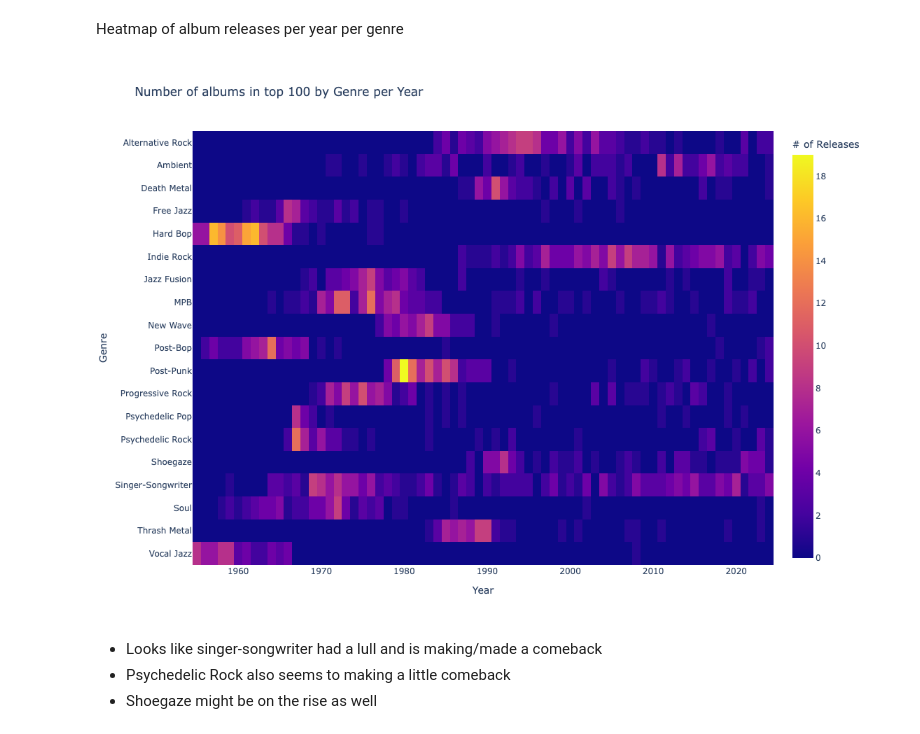
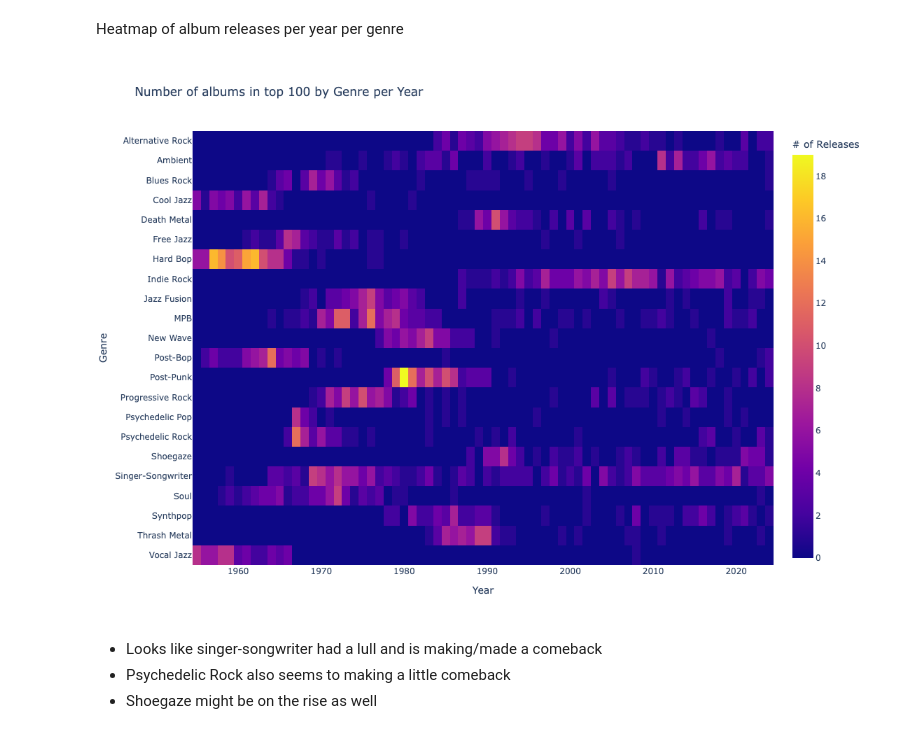
Before and after one commit to rheera/album-of-the-year-analysis, a Jupyter notebook: eda.ipynb, the cells around one changed output. Drawn from its saved outputs; the diff is of its cells as text; code cells hidden in the pictures.

```diff
--- a/eda.ipynb
+++ b/eda.ipynb
@@ -272,31 +319,9 @@ df["primary_genre"] = df["genres"].apply(lambda x: x[0] if x else None)
 # %% [markdown]
 Heatmap of album releases per year per genre
-# %%
-df_grp = df.groupby(["primary_genre", "list_year"], as_index=False).count()[
-    ["primary_genre", "list_year", "album_name"]
-]
-
-df_pivot = df_grp.pivot(
-    index="primary_genre", columns="list_year", values="album_name"
-)
-# a genre has to have a minimum number of albums make the list in a single year to be shown
-min_albums = 7
-df_pivot = df_pivot.loc[df_pivot[df_pivot > min_albums].any(axis=1)]
-df_pivot = df_pivot.fillna(0)
-
-
-px.imshow(
-    df_pivot,
-    labels=dict(
-        x="Year",
-        y="Genre",
-        color="# of Releases",
-    ),
-    title="Number of albums in top 100 by Genre per Year",
-    height=800,
-)
-# %% [output]
-[figure, removed]
+# %%
+num_albums_per_genre_year_heat(df["primary_genre"], min_releases=6)
+# %% [output]
+[figure, added]
 # %% [markdown]
 - Looks like singer-songwriter had a lull and is making/made a comeback
 - Psychedelic Rock also seems to making a little comeback
```
Also changed, not shown: parts of 7 cells of this notebook, 2 other files.
